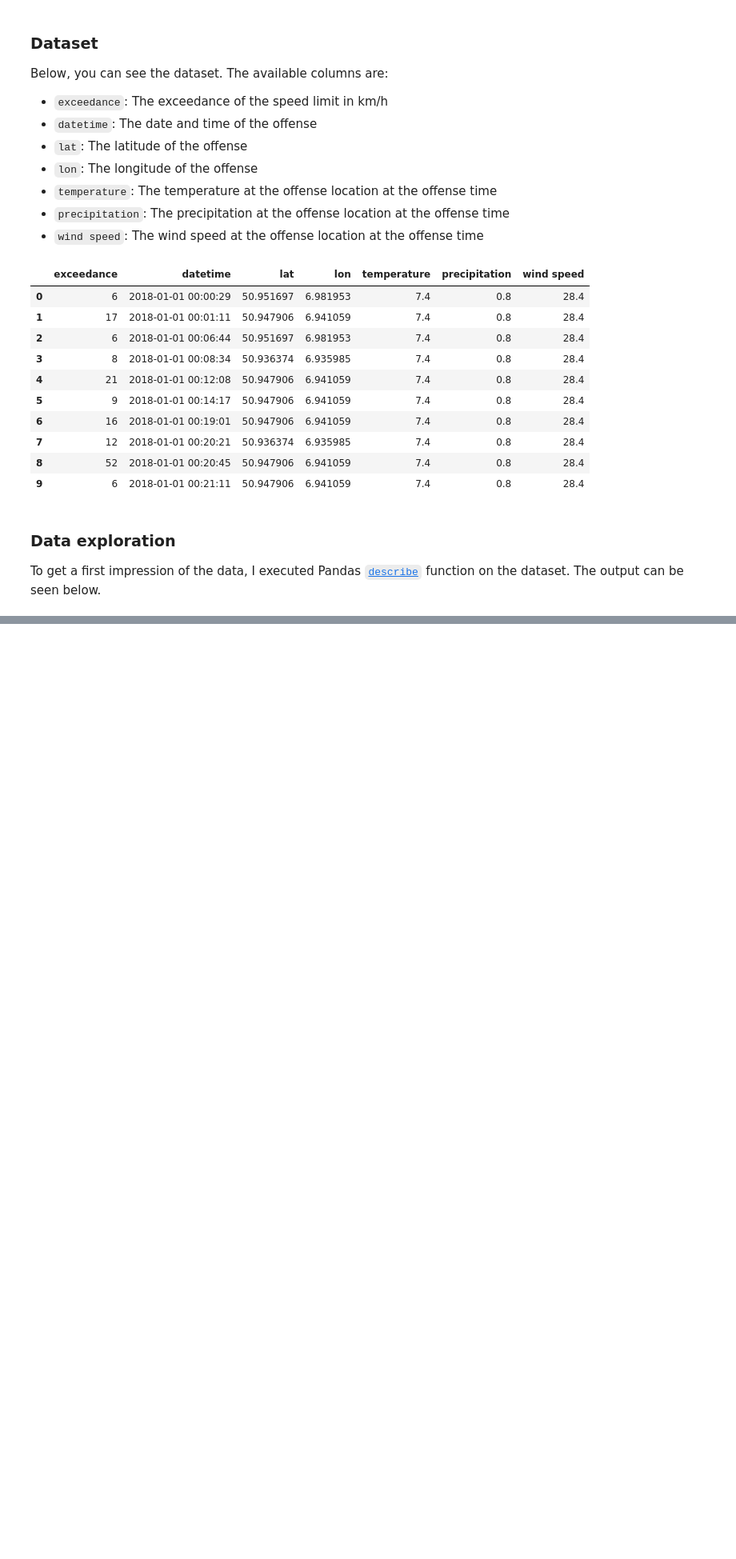
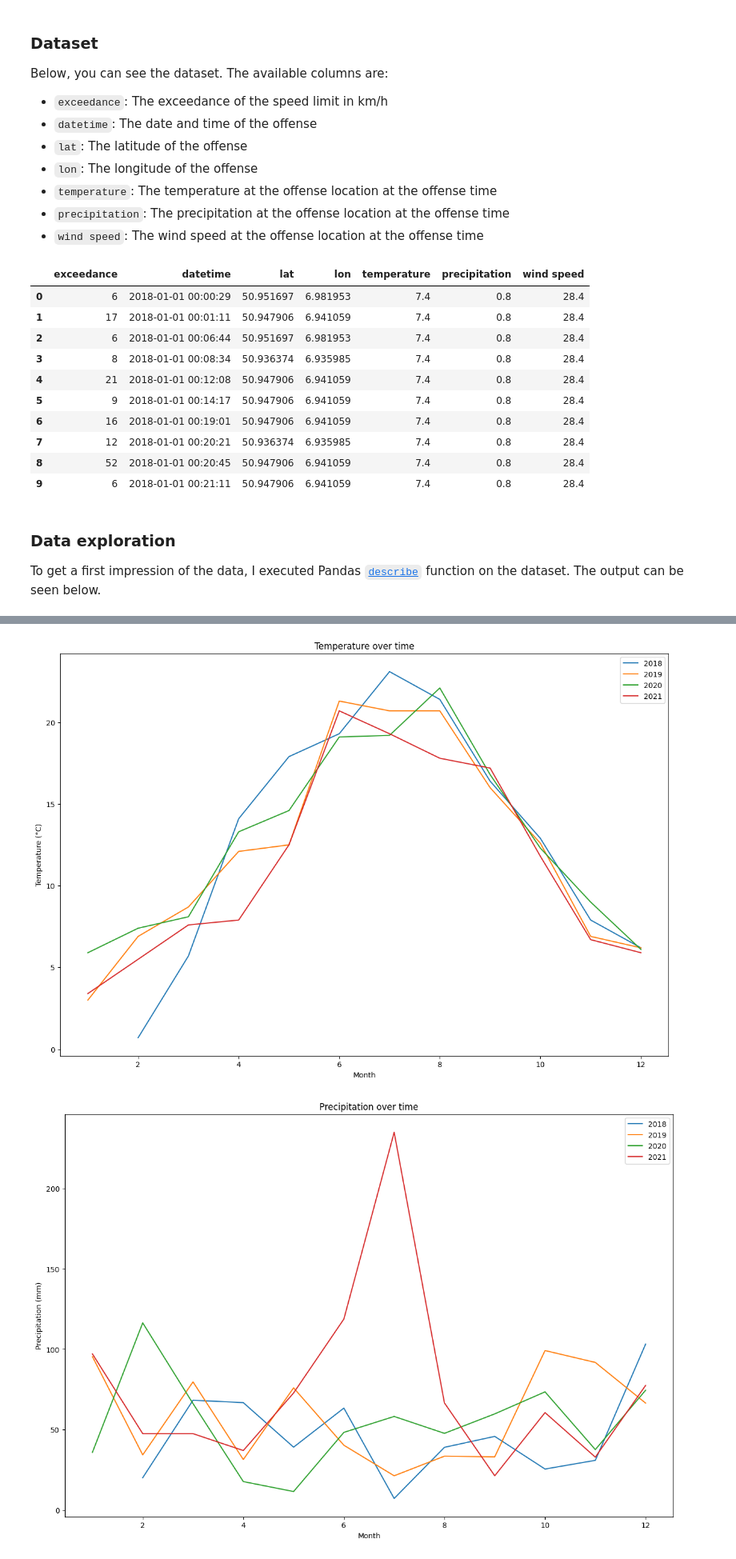
Before and after one commit to derwehr/2023-saki, a Jupyter notebook: exploration.ipynb, the cells around one changed output, grey strips where cells are left out. Shown: that part at 80% size. Saved outputs shown, nothing was run; the diff lists cells and outputs as text; code cells hidden in the pictures; blank space fills up the shorter version.

Commit message:
Add more information to data exploration

```diff
--- a/exploration.ipynb
+++ b/exploration.ipynb
@@ -73,0 +98,52 @@ The `count` row shows that there are 665635 rows in our dataset for the `exceeda
+# %%
+# Temperature over time for each year as lint plot
+from meteostat import Point, Monthly
+
+# Set time period
+start = df['datetime'].min().to_pydatetime()
+end = df['datetime'].max().to_pydatetime()
+
+# Set location using mean lat and lon values
+lat = 50.952222
+lon = 6.950637
+location = Point(lat, lon)
+
+# Get monthly data
+monthly_data = Monthly(location, start=start, end=end)
+monthly_data = monthly_data.fetch()
+
+monthly_data['year'] = monthly_data.index.year
+monthly_data['month'] = monthly_data.index.month
+
+# Plot temperature over time for each year
+fig, ax = plt.subplots(figsize=(15, 10))
+for year in monthly_data['tavg'].index.year.unique():
+    monthly_data[monthly_data['year'] == year].groupby('month')['tavg'].mean().plot(ax=ax, label=year)
+ax.legend()
+ax.set_xlabel('Month')
+ax.set_ylabel('Temperature (°C)')
+ax.set_title('Temperature over time')
+plt.show()
+
+# plot precipitation over time for each year
+fig, ax = plt.subplots(figsize=(15, 10))
+for year in monthly_data['prcp'].index.year.unique():
+    monthly_data[monthly_data['year'] == year].groupby('month')['prcp'].mean().plot(ax=ax, label=year)
+ax.legend()
+ax.set_xlabel('Month')
+ax.set_ylabel('Precipitation (mm)')
+ax.set_title('Precipitation over time')
+plt.show()
+
+# plot wind speed over time for each year
+fig, ax = plt.subplots(figsize=(15, 10))
+for year in monthly_data['wspd'].index.year.unique():
+    monthly_data[monthly_data['year'] == year].groupby('month')['wspd'].mean().plot(ax=ax, label=year)
+ax.legend()
+ax.set_xlabel('Month')
+ax.set_ylabel('Wind speed (km/h)')
+ax.set_title('Wind speed over time')
+plt.show()
+# %% [output]
+[figure, added]
+[figure, added]
```
Also changed, not shown: parts of 5 cells of this notebook.
